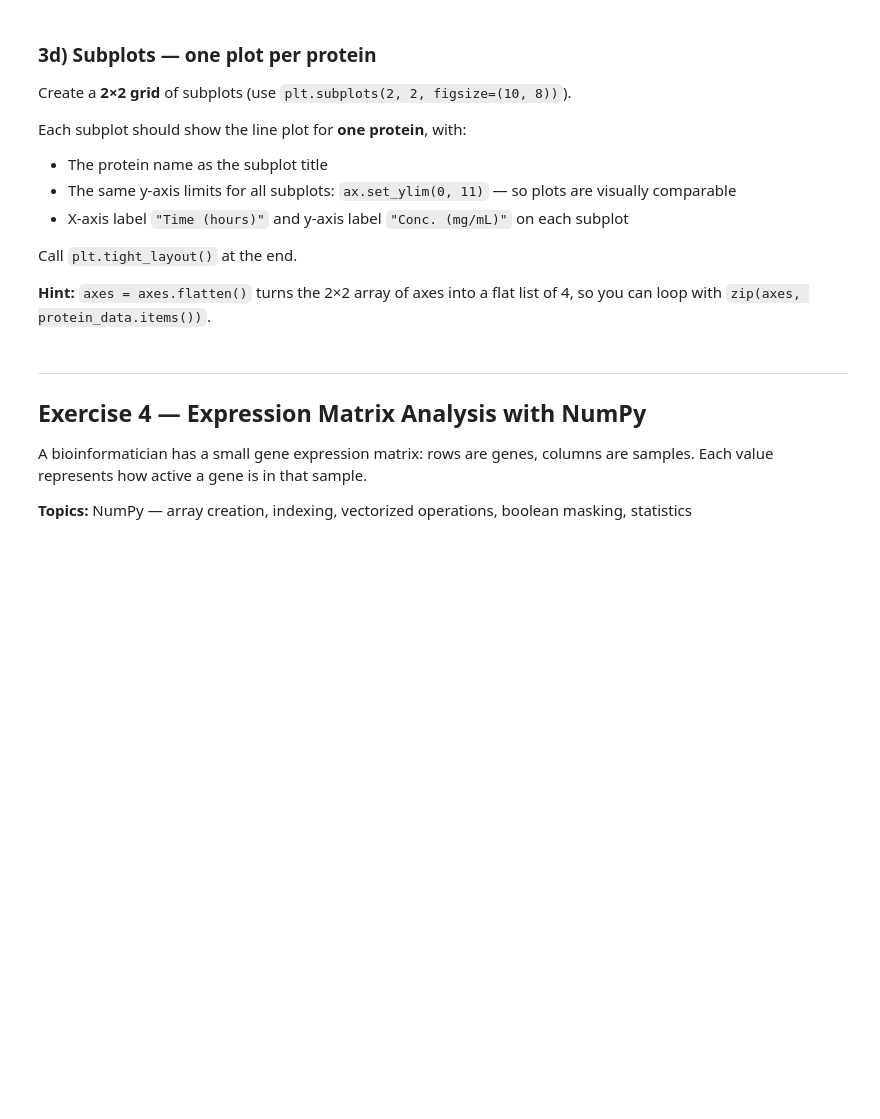
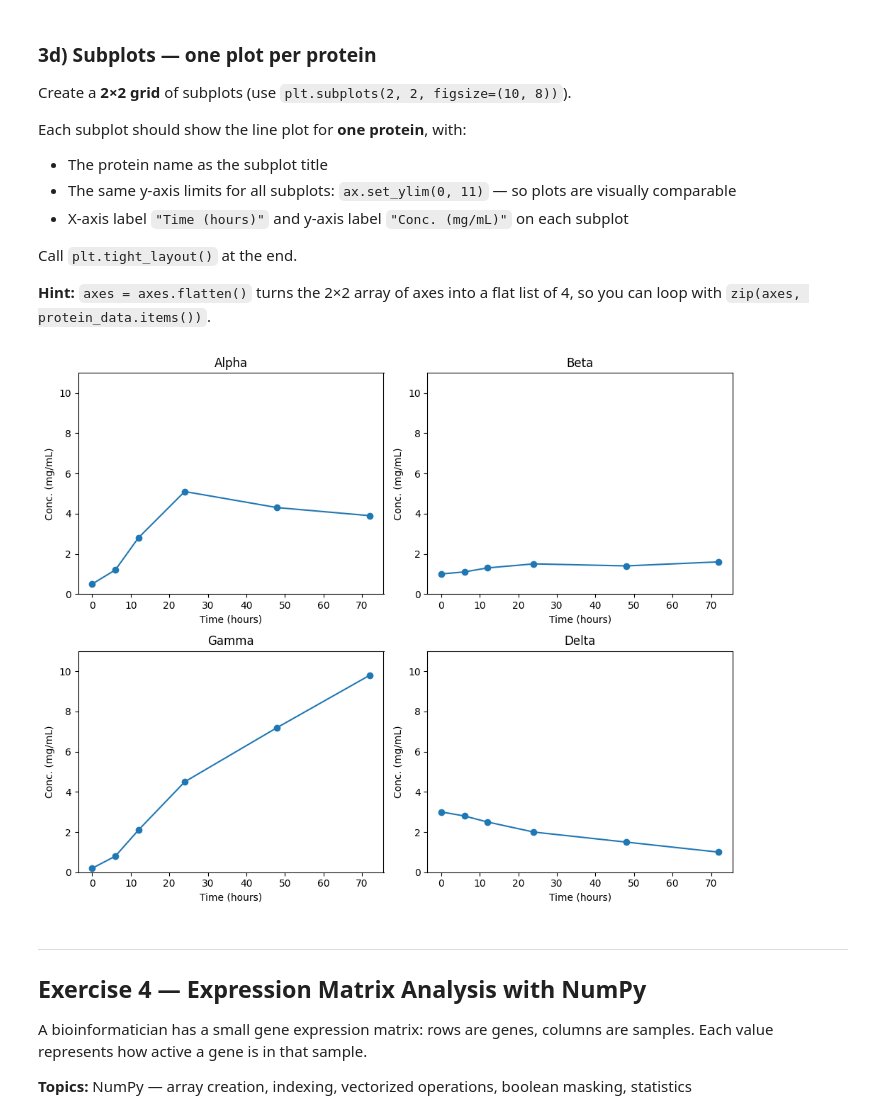
Before and after one commit to caroccialberto/Python2026, a Jupyter notebook: exam/exam_python_2026_Carocci.ipynb, the cells around one changed output. Saved outputs shown, nothing was run; the diff lists cells and outputs as text; code cells hidden in the pictures; blank space fills up the shorter version.

```diff
--- a/exam/exam_python_2026_Carocci.ipynb
+++ b/exam/exam_python_2026_Carocci.ipynb
@@ -402,3 +432,28 @@ Call `plt.tight_layout()` at the end.
+# %%
+# YOUR CODE HERE
+
+protein_data = {
+    "Alpha": [0.5, 1.2, 2.8, 5.1, 4.3, 3.9],
+    "Beta":  [1.0, 1.1, 1.3, 1.5, 1.4, 1.6],
+    "Gamma": [0.2, 0.8, 2.1, 4.5, 7.2, 9.8],
+    "Delta": [3.0, 2.8, 2.5, 2.0, 1.5, 1.0],
+}
+time_hours = [0, 6, 12, 24, 48, 72]
+
+fig, axes = plt.subplots(2, 2, figsize=(10, 8))
+axes = axes.flatten()
+
+for ax, (name, data) in zip(axes, protein_data.items()):
+  ax.plot(time_hours, data, label = name, marker = "o")
+  ax.set_title(name)
+  ax.set_ylim(0, 11)
+  ax.set_xlabel("Time (hours)")
+  ax.set_ylabel("Conc. (mg/mL)")
+
+plt.tight_layout()
+plt.show()
+# %% [output]
+[figure, added]
 # %% [markdown]
 ---
 ## Exercise 4 — Expression Matrix Analysis with NumPy
```
Also changed, not shown: parts of 25 cells of this notebook.
